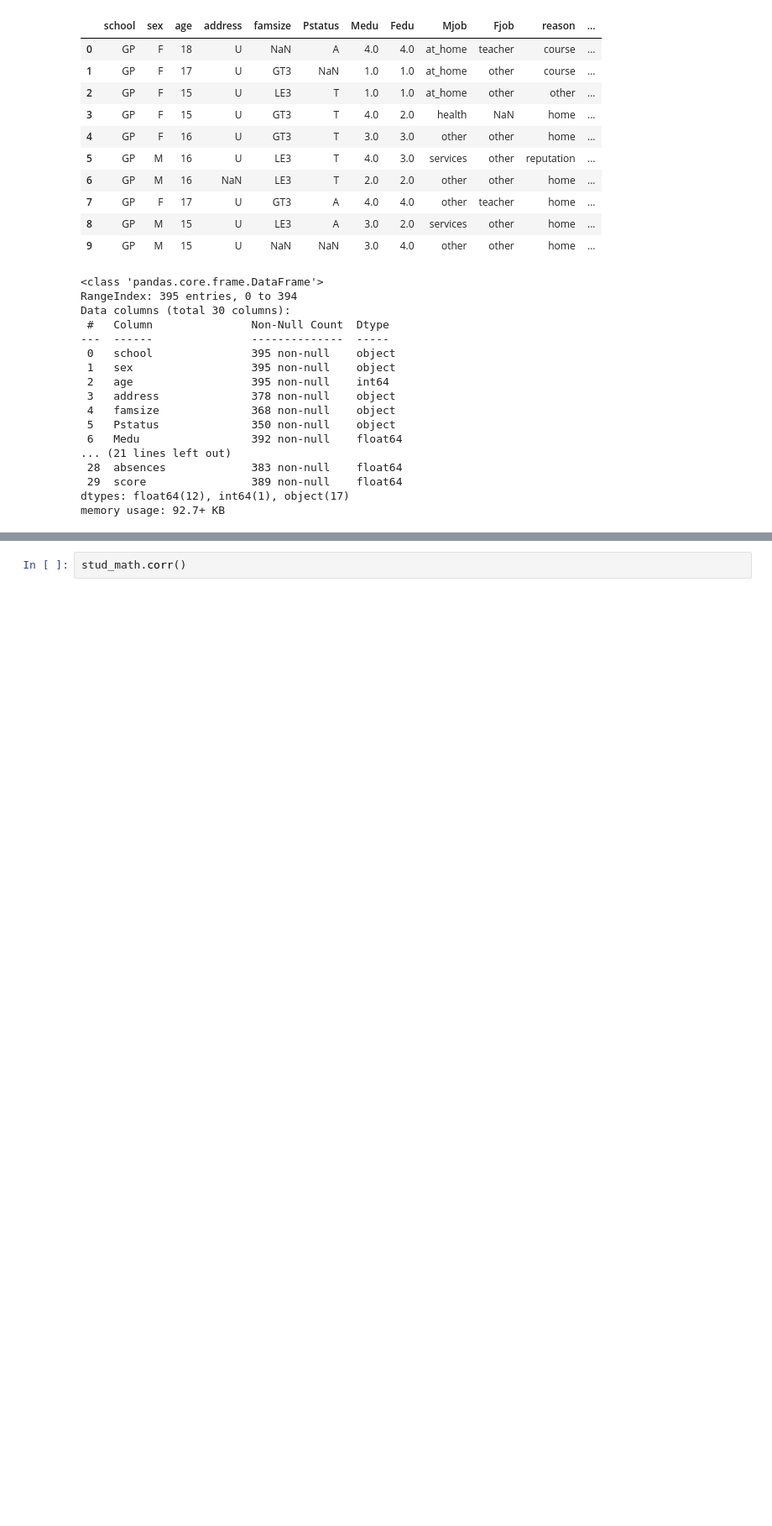
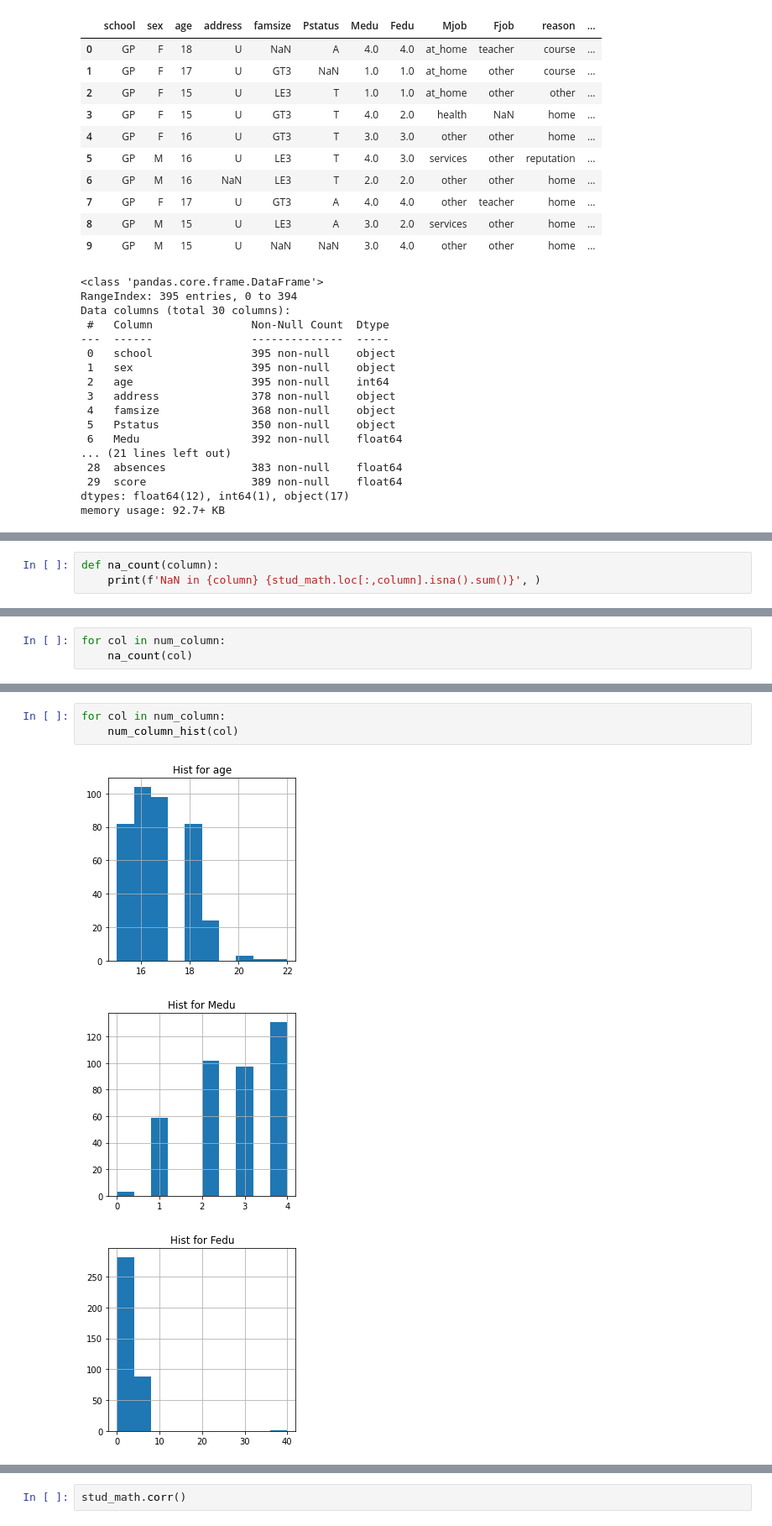
Before and after one commit to mculab64/projects, a Jupyter notebook: module_2/EDA.ipynb, the cells around one changed output, grey strips where cells are left out. Shown at 84% size. Saved outputs shown, nothing was run; the diff lists cells and outputs as text; blank space fills up the shorter version.

```diff
--- a/module_2/EDA.ipynb
+++ b/module_2/EDA.ipynb
@@ -89,0 +86,3 @@ Name: address, dtype: int64
+# %%
+def na_count(column):
+    print(f'NaN in {column} {stud_math.loc[:,column].isna().sum()}', )
@@ -89,0 +91,3 @@ Name: address, dtype: int64
+# %%
+for col in num_column:
+    na_count(col)
@@ -89,0 +127,7 @@ Name: address, dtype: int64
+# %%
+for col in num_column:
+    num_column_hist(col)
+# %% [output]
+[figure, added]
+[figure, added]
+[figure, added]
```
Also changed, not shown: parts of 35 cells of this notebook, 1 other file.
